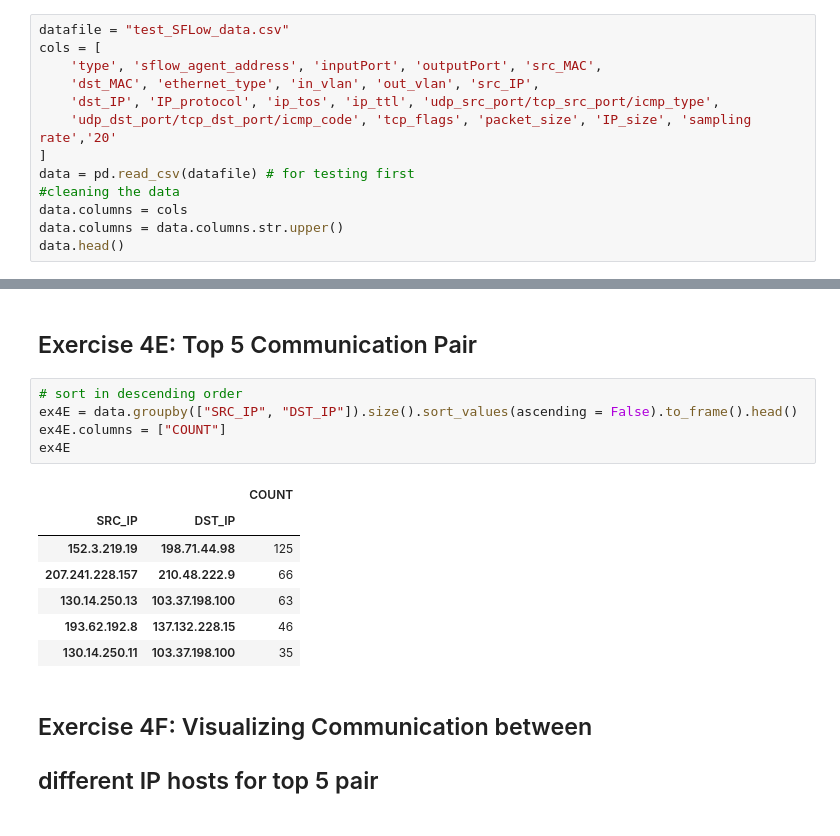
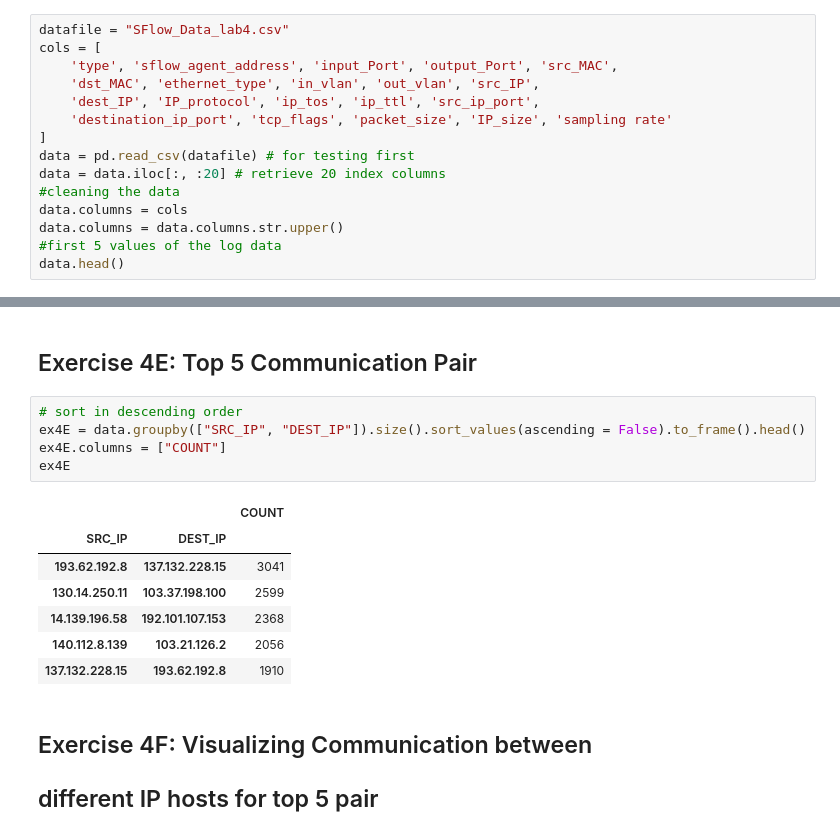
Before and after one commit to saobangmath/CZ3006---Net-Centric-Computing, a Jupyter notebook: Lab 4/traffic_log_analysis.ipynb, the cells around one changed output, grey strips where cells are left out. Saved outputs shown, nothing was run; the diff lists cells and outputs as text.

```diff
--- a/Lab 4/traffic_log_analysis.ipynb
+++ b/Lab 4/traffic_log_analysis.ipynb
@@ -12,14 +10,16 @@ import matplotlib.pyplot as plt
 # %%
-datafile = "test_SFLow_data.csv"
+datafile = "SFlow_Data_lab4.csv"
 cols = [
-    'type', 'sflow_agent_address', 'inputPort', 'outputPort', 'src_MAC',
+    'type', 'sflow_agent_address', 'input_Port', 'output_Port', 'src_MAC',
     'dst_MAC', 'ethernet_type', 'in_vlan', 'out_vlan', 'src_IP',
-    'dst_IP', 'IP_protocol', 'ip_tos', 'ip_ttl', 'udp_src_port/tcp_src_port/icmp_type',
-    'udp_dst_port/tcp_dst_port/icmp_code', 'tcp_flags', 'packet_size', 'IP_size', 'sampling rate','20'
+    'dest_IP', 'IP_protocol', 'ip_tos', 'ip_ttl', 'src_ip_port',
+    'destination_ip_port', 'tcp_flags', 'packet_size', 'IP_size', 'sampling rate'
 ]
 data = pd.read_csv(datafile) # for testing first
+data = data.iloc[:, :20] # retrieve 20 index columns
 #cleaning the data
 data.columns = cols
 data.columns = data.columns.str.upper()
+#first 5 values of the log data
 data.head()
 # %% [output]
@@ -145,17 +161,17 @@ ex4D
 ## Exercise 4E: Top 5 Communication Pair
 # %%
 # sort in descending order
-ex4E = data.groupby(["SRC_IP", "DST_IP"]).size().sort_values(ascending = False).to_frame().head()
+ex4E = data.groupby(["SRC_IP", "DEST_IP"]).size().sort_values(ascending = False).to_frame().head()
 ex4E.columns = ["COUNT"]
 ex4E
 # %% [output]
 |  |  | COUNT |
-| SRC_IP | DST_IP |  |
-| 152.3.219.19 | 198.71.44.98 | 125 |
-| 207.241.228.157 | 210.48.222.9 | 66 |
-| 130.14.250.13 | 103.37.198.100 | 63 |
-| 193.62.192.8 | 137.132.228.15 | 46 |
-| 130.14.250.11 | 103.37.198.100 | 35 |
+| SRC_IP | DEST_IP |  |
+| 193.62.192.8 | 137.132.228.15 | 3041 |
+| 130.14.250.11 | 103.37.198.100 | 2599 |
+| 14.139.196.58 | 192.101.107.153 | 2368 |
+| 140.112.8.139 | 103.21.126.2 | 2056 |
+| 137.132.228.15 | 193.62.192.8 | 1910 |
 # %% [markdown]
 ## Exercise 4F: Visualizing Communication between
 
```
Also changed, not shown: parts of 20 cells of this notebook, 5 other files.
